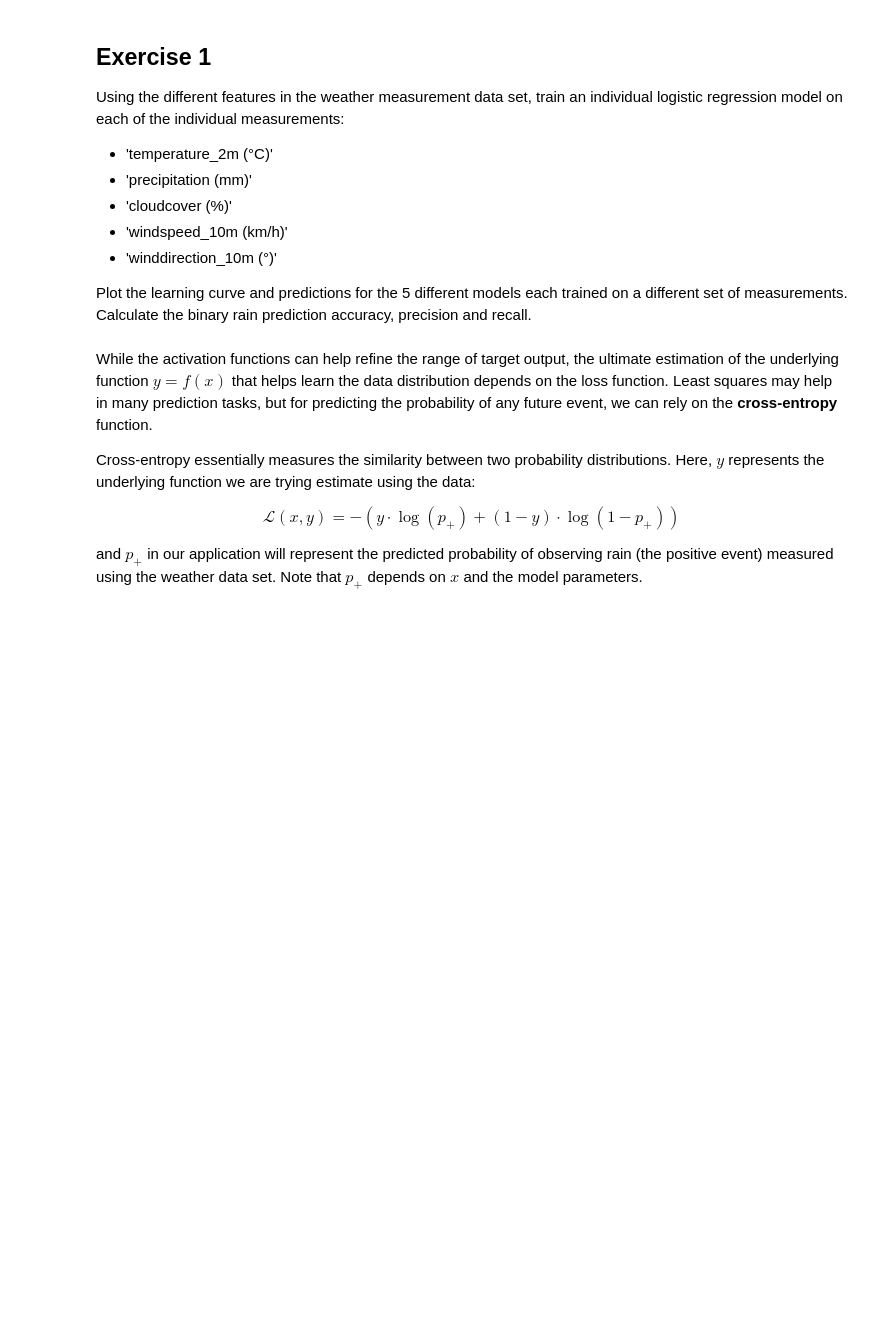
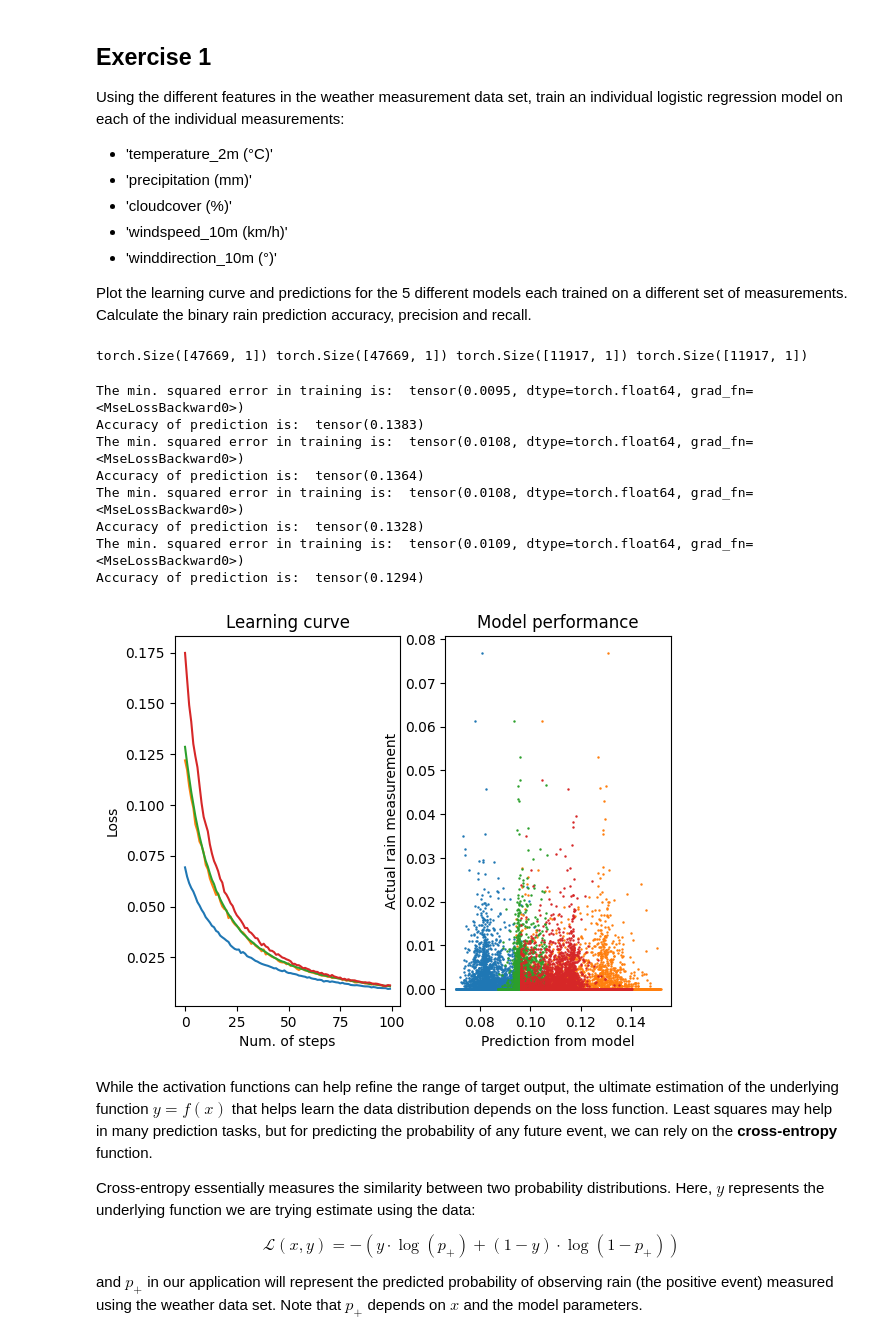
Before and after one commit to whykay-01/machine-learning, a Jupyter notebook: recitations/recitation 4/Spring2024_473_Lab4.ipynb, the cells around one changed output. Saved outputs shown, nothing was run; the diff lists cells and outputs as text; code cells hidden in the pictures; blank space fills up the shorter version.

```diff
--- a/recitations/recitation 4/Spring2024_473_Lab4.ipynb
+++ b/recitations/recitation 4/Spring2024_473_Lab4.ipynb
@@ -299,8 +300,10 @@ The min. squared error in training is:  tensor(0.0063, dtype=torch.float64, grad
 # %% [markdown]
 Note that our model has only 8 input features, thus, an 8x1 $A$ matrix for predicting the linear projection $y = A*x $ weight of each feature. If we wanted to understand how these features are weighted at each prediction, we could try to visualize their values.
 # %%
-df = pd.read_csv('/content/drive/MyDrive/473-Spring24-Recitation/Session 3/NYC_Weather_2016_2022.csv')
+df = pd.read_csv('NYC_Weather_2016_2022.csv')
 print(list(df.columns[1:3]) + list(df.columns[4::]))
+
+# let's see what our model has learned by simply printing the weights of the model
 print(model.linear.weight)
 # %% [output]
 ['temperature_2m (°C)', 'precipitation (mm)', 'cloudcover (%)', 'cloudcover_low (%)', 'cloudcover_mid (%)', 'cloudcover_high (%)', 'windspeed_10m (km/h)', 'winddirection_10m (°)']
@@ -368,49 +373,99 @@ Using the different features in the weather measurement data set, train an indiv
 
 Plot the learning curve and predictions for the 5 different models each trained on a different set of measurements.
 Calculate the binary rain prediction accuracy, precision and recall.
+# %%
+# DELETE THIS ONCE DONE WITH THE FUNCTION
+
+
+train_in, train_out, test_in, test_out = process_csv("NYC_Weather_2016_2022.csv", 3)
+print(train_in.shape, train_out.shape, test_in.shape, test_out.shape)
+# %% [output]
+torch.Size([47669, 1]) torch.Size([47669, 1]) torch.Size([11917, 1]) torch.Size([11917, 1])
 # %%
 ## Your solution ##
 
-def process_csv(dataset):
-  ## To-do: Update to return only one-dimensional features
-  ##
-  ##
-  ##
-  return train_in, train_out, test_in, test_out
+# now we process the csv file only with respect to one feature
+def process_csv(dataset, col_index):
+    ## To-do: Update to return only one-dimensional features
+    df = pd.read_csv(dataset)
 
-def exercise1():
-  dataset = '/content/drive/MyDrive/473-Spring24-Recitation/Session 3/NYC_Weather_2016_2022.csv'
-  train_in, train_out, test_in, test_out = process_csv(dataset)
+    # Filter data and apply normalization
+    df = df.dropna()
+    datatensor = torch.tensor(df.values[1:,1::].astype(float))
+    datatensor = torch.nn.functional.normalize(datatensor)
+
+    # Randomly select 80% of the examples for training,
+    # remaining 20% will be for testing
+    train, test = torch.utils.data.random_split(datatensor, [0.8, 0.2])
+    traindata = torch.stack([t for t in train])
+    testdata = torch.stack([t for t in test])
+
+    # We can create separate tensors to input and output to the model
+
+    # train_in = torch.cat([traindata[:,0:2], traindata[:,3::]], dim=1)
+    train_in = traindata[:, col_index].unsqueeze(1)
+
+    # test_in = torch.cat([testdata[:,0:2], testdata[:,3::]], dim=1)
+    test_in = testdata[:, col_index].unsqueeze(1)
+
+    train_out = traindata[:,2].unsqueeze(1) # we will use 3rd column as target prediction
+    test_out = testdata[:,2].unsqueeze(1)
+    return train_in, train_out, test_in, test_out
+
+
+def exercise1(feature_we_are_interested_in):
+  dataset = 'NYC_Weather_2016_2022.csv'
+  train_in, train_out, test_in, test_out = process_csv(dataset, feature_we_are_interested_in)
   trainingData = WeatherDataset(train_in, train_out)
 
   learning_rate = 0.3
   steps = 100
   batch_size = 256
 
   model = LogisticRegression(inputSize=1, outputSize=1)
   loss = torch.nn.MSELoss()
   optimizer = torch.optim.SGD(model.parameters(), lr=learning_rate)
 
   losses = train(model, loss, optimizer, trainingData, learning_rate, steps, batch_size)
   print("The min. squared error in training is: ", min(losses))
 
   plt.subplot(1, 2, 1)
   plt.plot(range(steps), torch.stack(losses).detach())
   plt.title('Learning curve')
   plt.xlabel('Num. of steps')
   plt.ylabel('Loss')
 
   with torch.no_grad(): # this signal informs torch that further operations will not need the gradient computation
     predictions = model(test_in)
     plt.subplot(1, 2, 2)
     plt.xlabel('Prediction from model')
     plt.ylabel('Actual rain measurement')
     plt.title('Model performance')
     plt.plot(predictions, test_out, 'o', markersize=.75)
 
   # To-do: Compute accuracy, precision, recall
+  predictions = torch.where(predictions > 0, 1.0, 0.0)
+  test_out = torch.where(test_out > 0, 1.0, 0.0)
 
-exercise1()
+  print("Accuracy of the prediction is: ", torch.sum(predictions == test_out)/test_out.shape[0])
+  print("Accuracy of the prediction is: "),
+  print("Recall of the prediction is: "),
+
+
+exercise1(3)
+exercise1(4)
+exercise1(5)
+exercise1(6)
+# %% [output]
+The min. squared error in training is:  tensor(0.0095, dtype=torch.float64, grad_fn=<MseLossBackward0>)
+Accuracy of prediction is:  tensor(0.1383)
+The min. squared error in training is:  tensor(0.0108, dtype=torch.float64, grad_fn=<MseLossBackward0>)
+Accuracy of prediction is:  tensor(0.1364)
+The min. squared error in training is:  tensor(0.0108, dtype=torch.float64, grad_fn=<MseLossBackward0>)
+Accuracy of prediction is:  tensor(0.1328)
+The min. squared error in training is:  tensor(0.0109, dtype=torch.float64, grad_fn=<MseLossBackward0>)
+Accuracy of prediction is:  tensor(0.1294)
+[figure, added]
 # %% [markdown]
 While the activation functions can help refine the range of target output, the ultimate estimation of the underlying function $y = f(x)$ that helps learn the data distribution depends on the loss function. Least squares may help in many prediction tasks, but for predicting the probability of any future event, we can rely on the **cross-entropy** function.
 
```
Also changed, not shown: parts of 9 cells of this notebook.
